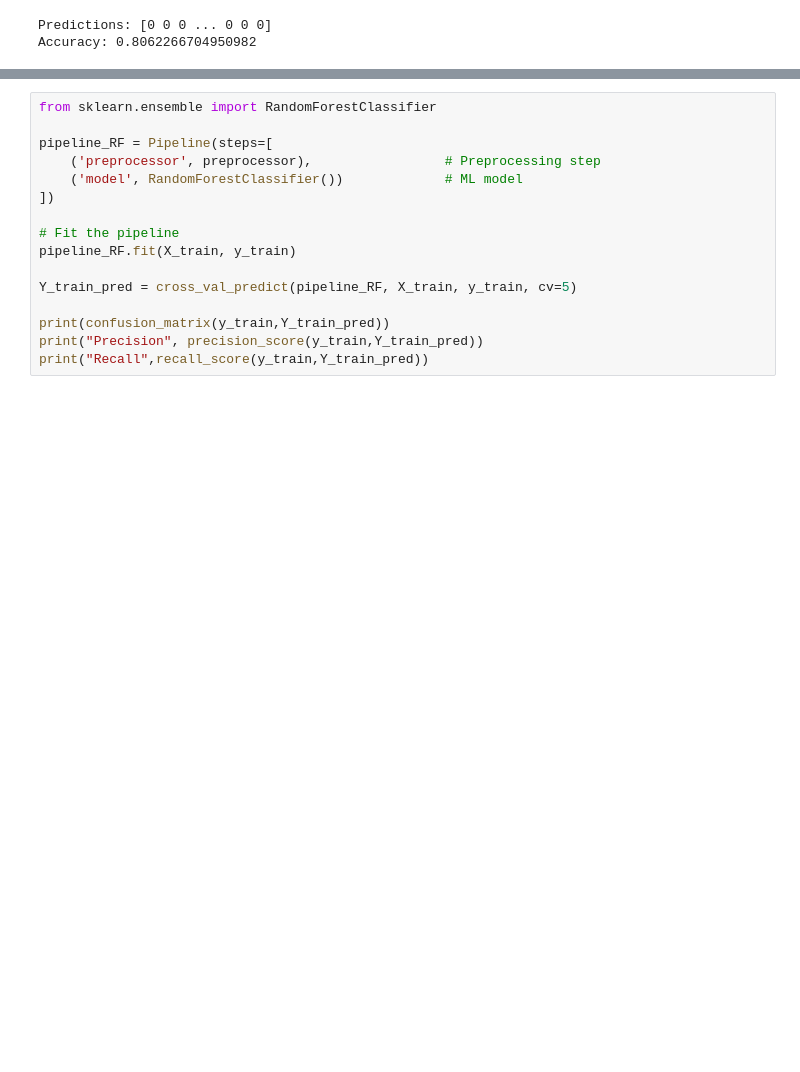
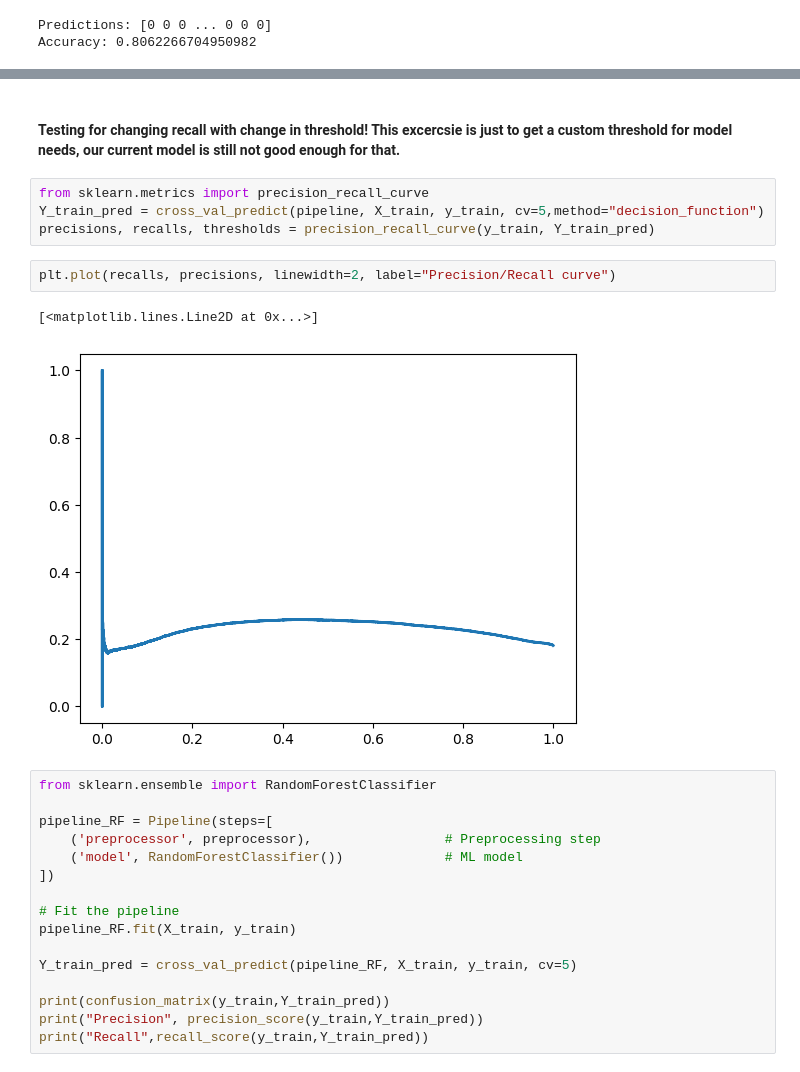
Before and after one commit to gappy401/Data-Challenges, a Jupyter notebook: Predictive Analytics for Customer Churn/Churn-Model.ipynb, the cells around one changed output, grey strips where cells are left out. Drawn from its saved outputs; the diff is of its cells as text; blank space fills up the shorter version.

```diff
--- a/Predictive Analytics for Customer Churn/Churn-Model.ipynb
+++ b/Predictive Analytics for Customer Churn/Churn-Model.ipynb
@@ -270,3 +270,14 @@ Recall 0.2663596292947559
+# %% [markdown]
+#### Testing for changing recall with change in threshold! This excercsie is just to get a custom threshold for model needs, our current model is still not good enough for that.
+# %%
+from sklearn.metrics import precision_recall_curve
+Y_train_pred = cross_val_predict(pipeline, X_train, y_train, cv=5,method="decision_function")
+precisions, recalls, thresholds = precision_recall_curve(y_train, Y_train_pred)
+# %%
+plt.plot(recalls, precisions, linewidth=2, label="Precision/Recall curve")
+# %% [output]
+[<matplotlib.lines.Line2D at 0x...>]
+[figure, added]
 # %%
 from sklearn.ensemble import RandomForestClassifier
 
```
Also changed, not shown: parts of 3 cells of this notebook.
